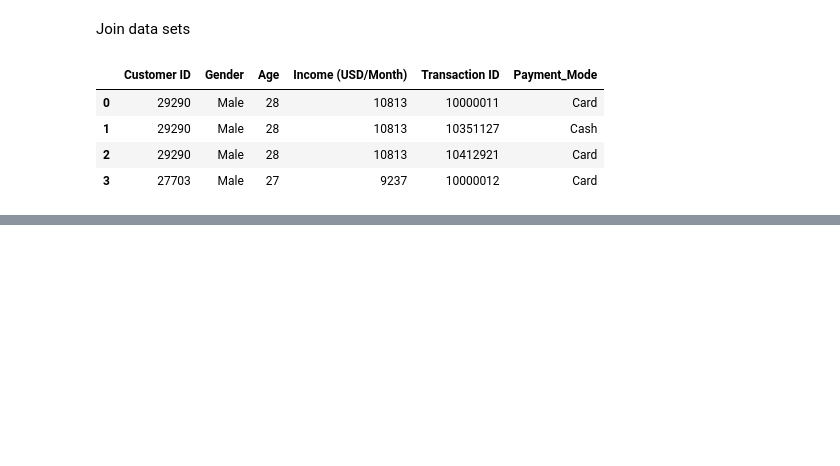
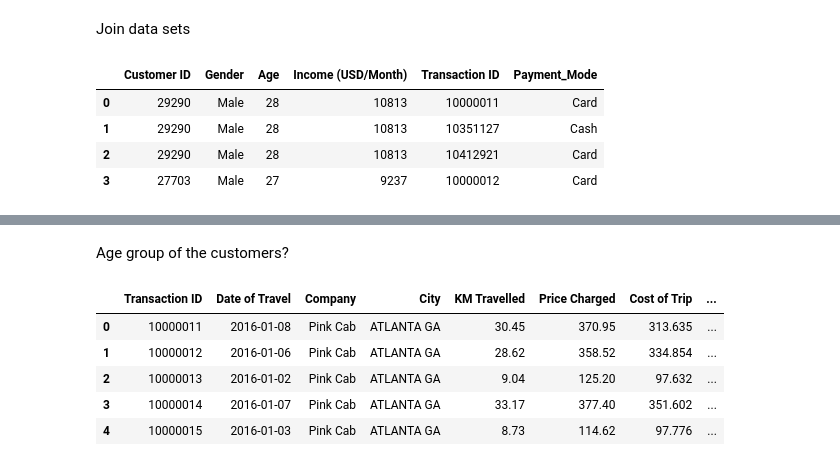
Before and after one commit to HYnam/Data-Glacier-Internship, a Jupyter notebook: Week2/Cab_Invest.ipynb, the cells around one changed output, grey strips where cells are left out. Cells and saved outputs as stored; diff of their text form; code cells hidden in the pictures; blank space fills up the shorter version.

```diff
--- a/Week2/Cab_Invest.ipynb
+++ b/Week2/Cab_Invest.ipynb
@@ -125,0 +193,15 @@ data.head()
+# %% [markdown]
+Age group of the customers?
+# %%
+bins = [0, 19, 29, 39, 49, 59, 69]
+labels = ['Teen', 'Young Adult', 'Middle Age', 'Middle Older Age', 'Senior', 'Old']
+data['Age Group'] = pd.cut(data['Age'], bins = bins, labels = labels)
+data['Year'] = pd.DatetimeIndex(data['Date of Travel']).year
+data.head()
+# %% [output]
+|  | Transaction ID | Date of Travel | Company | City | KM Travelled | Price Charged | Cost of Trip | ... |
+| 0 | 10000011 | 2016-01-08 | Pink Cab | ATLANTA GA | 30.45 | 370.95 | 313.635 | ... |
+| 1 | 10000012 | 2016-01-06 | Pink Cab | ATLANTA GA | 28.62 | 358.52 | 334.854 | ... |
+| 2 | 10000013 | 2016-01-02 | Pink Cab | ATLANTA GA | 9.04 | 125.20 | 97.632 | ... |
+| 3 | 10000014 | 2016-01-07 | Pink Cab | ATLANTA GA | 33.17 | 377.40 | 351.602 | ... |
+| 4 | 10000015 | 2016-01-03 | Pink Cab | ATLANTA GA | 8.73 | 114.62 | 97.776 | ... |
```
Also changed, not shown: parts of 12 cells of this notebook.
